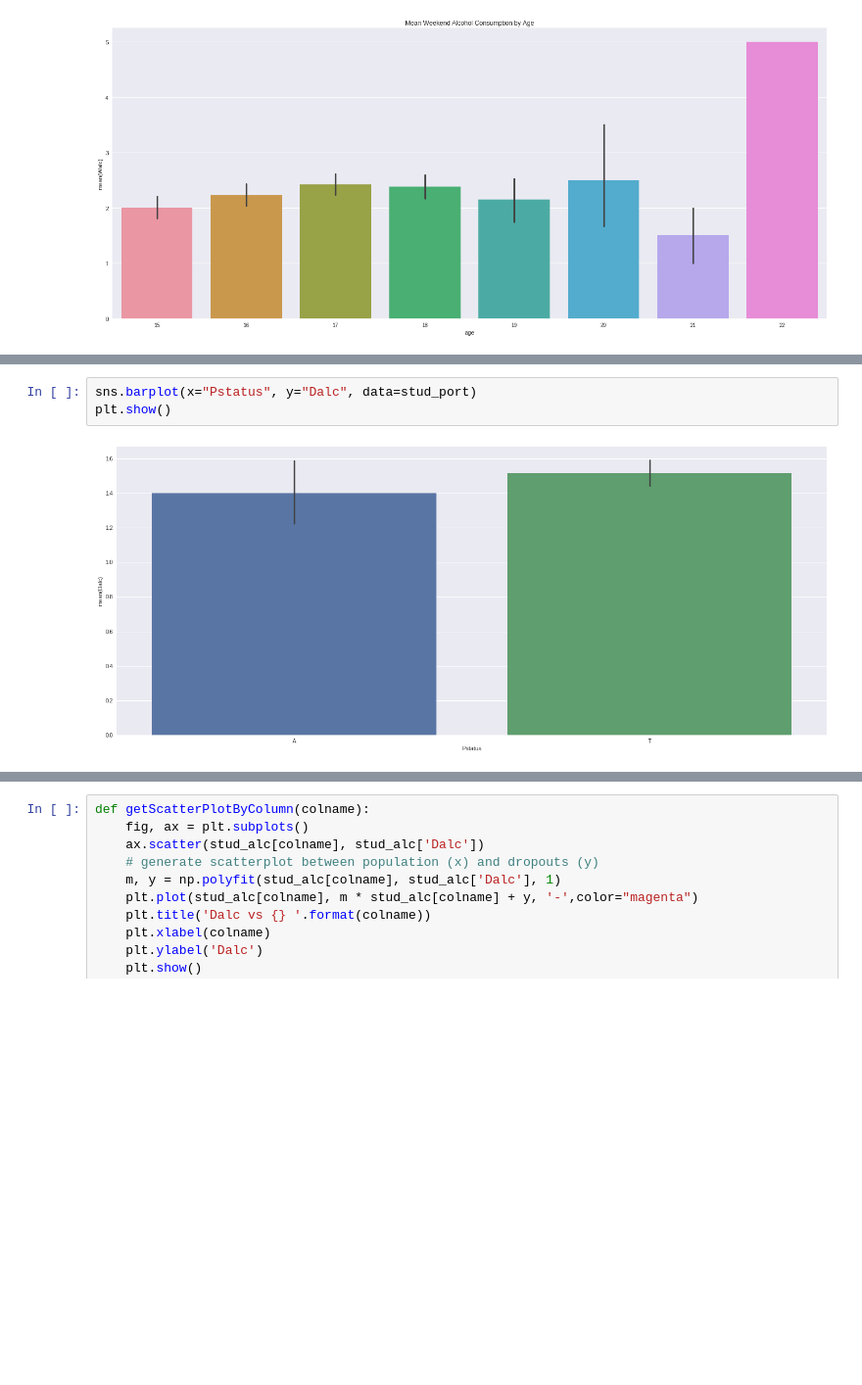
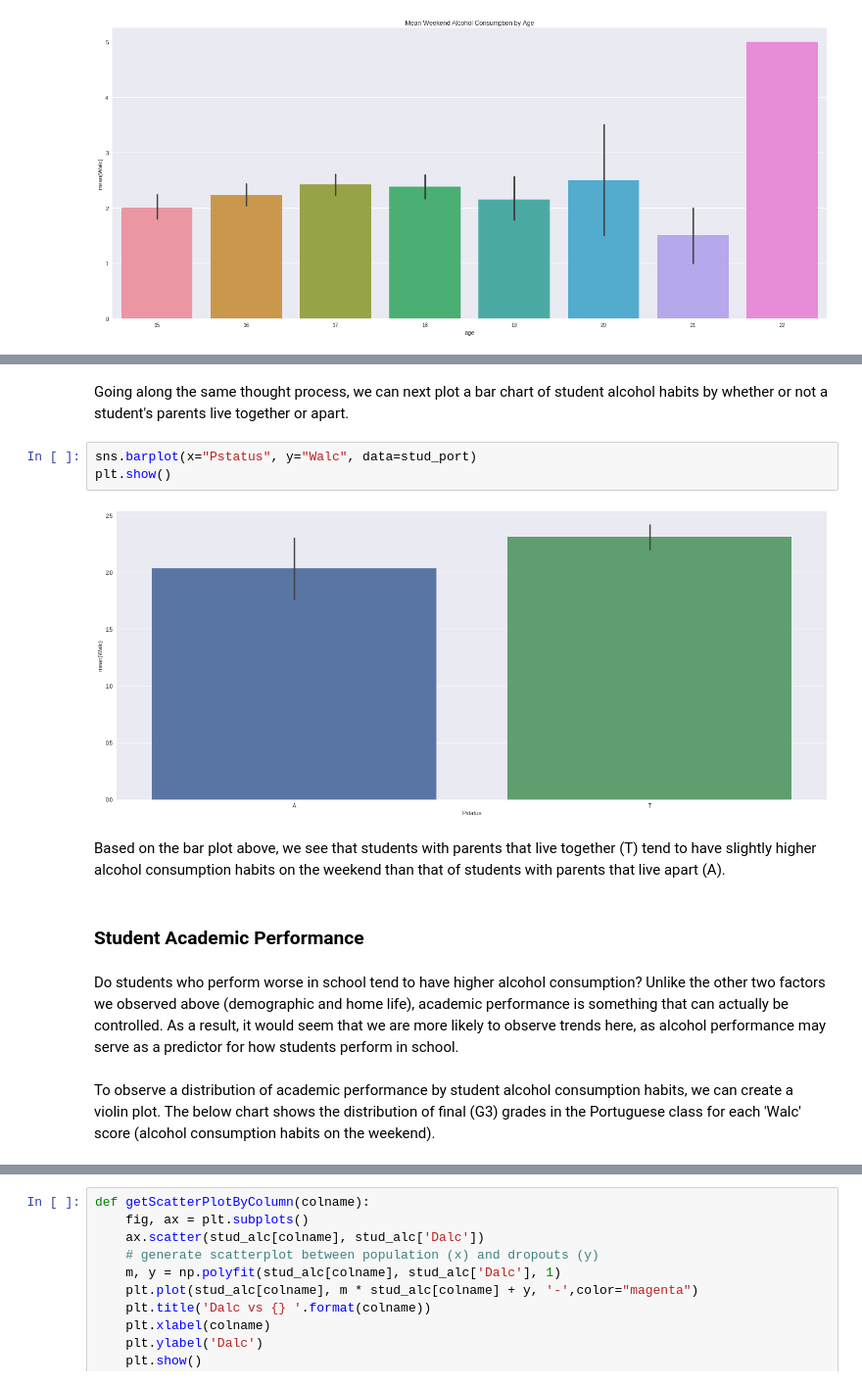
Before and after one commit to mdoxey06/mdoxey06.github.io, a Jupyter notebook: Students_alc (Mike) 2.ipynb, the cells around one changed output, grey strips where cells are left out. Shown at 98% size. Cells and saved outputs as stored; diff of their text form; blank space fills up the shorter version.

```diff
--- a/Students_alc (Mike) 2.ipynb
+++ b/Students_alc (Mike) 2.ipynb
@@ -148,8 +185,18 @@ plt.show()
+# %% [markdown]
+Going along the same thought process, we can next plot a bar chart of student alcohol habits by whether or not a student's parents live together or apart.
 # %%
-sns.barplot(x="Pstatus", y="Dalc", data=stud_port)
+sns.barplot(x="Pstatus", y="Walc", data=stud_port)
 plt.show()
 # %% [output]
-[figure, old version]
+[figure, new version]
+# %% [markdown]
+Based on the bar plot above, we see that students with parents that live together (T) tend to have slightly higher alcohol consumption habits on the weekend than that of students with parents that live apart (A).
+# %% [markdown]
+### Student Academic Performance
+# %% [markdown]
+Do students who perform worse in school tend to have higher alcohol consumption? Unlike the other two factors we observed above (demographic and home life), academic performance is something that can actually be controlled. As a result, it would seem that we are more likely to observe trends here, as alcohol performance may serve as a predictor for how students perform in school.
+# %% [markdown]
+To observe a distribution of academic performance by student alcohol consumption habits, we can create a violin plot. The below chart shows the distribution of final (G3) grades in the Portuguese class for each 'Walc' score (alcohol consumption habits on the weekend).
 # %%
 sns.violinplot(x='Walc', y='G3', data=stud_port, scale='count')
 plt.show()
```
Also changed, not shown: parts of 42 cells of this notebook, 2 other files.
